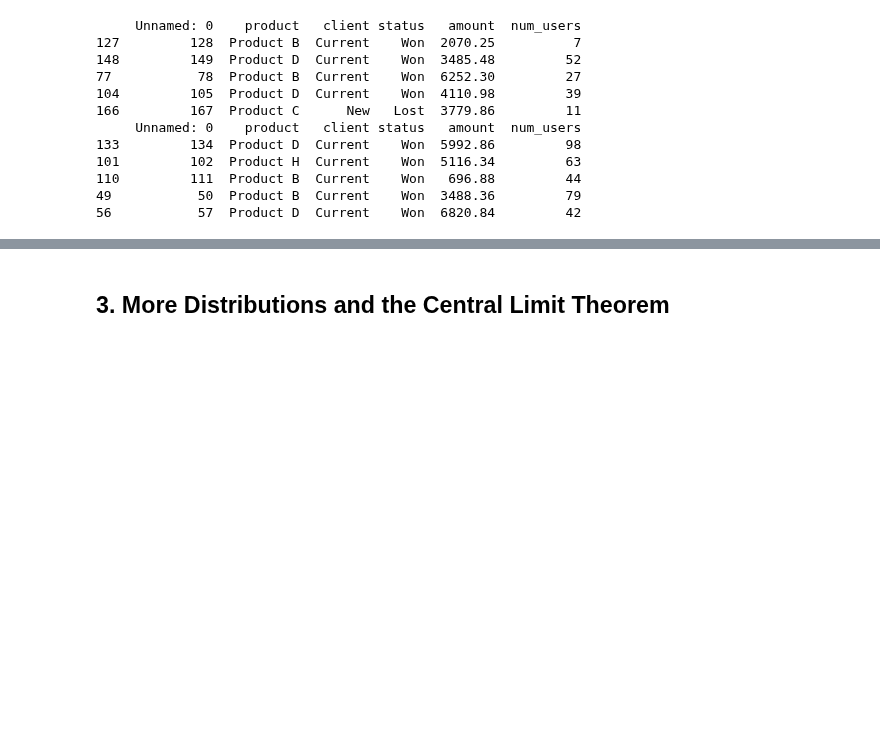
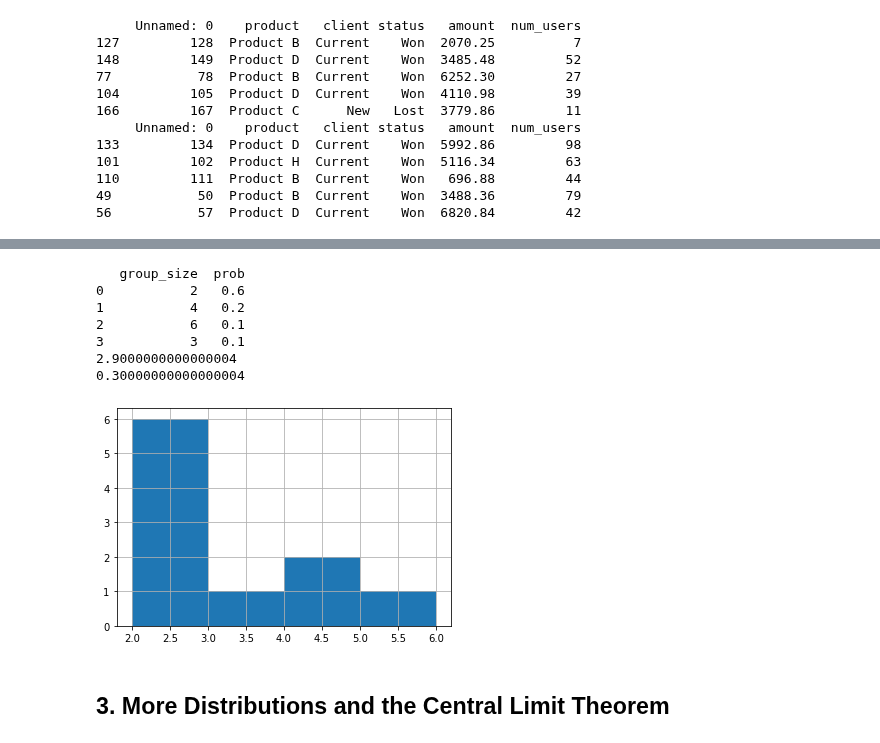
Before and after one commit to pedrogrigorio/DataCamp-Python-Data-Science-Track, a Jupyter notebook: 16-Introduction_to_Statistics_in_Python/notebook.ipynb, the cells around one changed output, grey strips where cells are left out. Cells and saved outputs as stored; diff of their text form; code cells hidden in the pictures; blank space fills up the shorter version.

```diff
--- a/16-Introduction_to_Statistics_in_Python/notebook.ipynb
+++ b/16-Introduction_to_Statistics_in_Python/notebook.ipynb
@@ -9,6 +9,8 @@ import matplotlib.pyplot as plt
 
 food_consumption = pd.read_csv('datasets/food_consumption.csv')
 amir_deals = pd.read_csv('datasets/amir_deals.csv')
+restaurant_groups_dict = {'group_id':['A','B','C','D','E','F','G','H','I','J'], 'group_size':[2, 4, 6, 2, 2, 2, 3, 2, 4, 2]}
+restaurant_groups = pd.DataFrame(restaurant_groups_dict)
 # %% [markdown]
 ## 1. Summary Statistics
 # %% [markdown]
@@ -253,3 +266,36 @@ print(sample_with_replacement)
+# %%
+# Create a histogram of restaurant_groups and show plot
+restaurant_groups['group_size'].hist(bins=[2,3,4,5,6])
+plt.show
+
+# Create probability distribution
+size_dist = restaurant_groups['group_size'].value_counts() / len(restaurant_groups)
+
+# Reset index and rename columns
+size_dist = size_dist.reset_index()
+size_dist.columns = ['group_size', 'prob']
+
+print(size_dist)
+
+# Calculate expected value
+expected_value = np.sum(size_dist['group_size'] * size_dist['prob'])
+print(expected_value)
+
+# Subset groups of size 4 or more
+groups_4_or_more = size_dist[size_dist['group_size'] >= 4]
+
+# Sum the probabilities of groups_4_or_more
+prob_4_or_more = np.sum(groups_4_or_more['prob'])
+print(prob_4_or_more)
+# %% [output]
+   group_size  prob
+0           2   0.6
+1           4   0.2
+2           6   0.1
+3           3   0.1
+2.9000000000000004
+0.30000000000000004
+[figure, added]
 # %% [markdown]
 ## 3. More Distributions and the Central Limit Theorem
 # %% [markdown]
```
Also changed, not shown: parts of 1 cell of this notebook.
